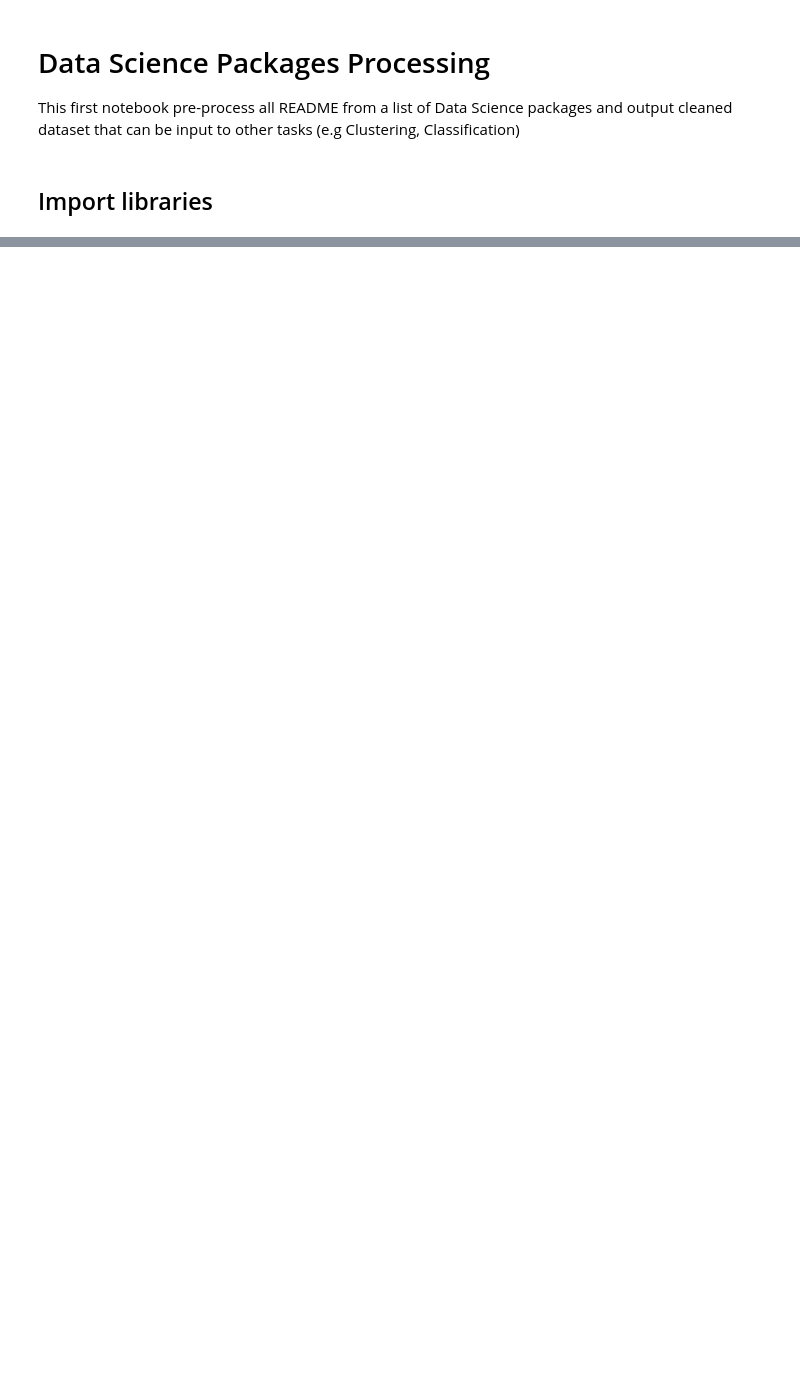
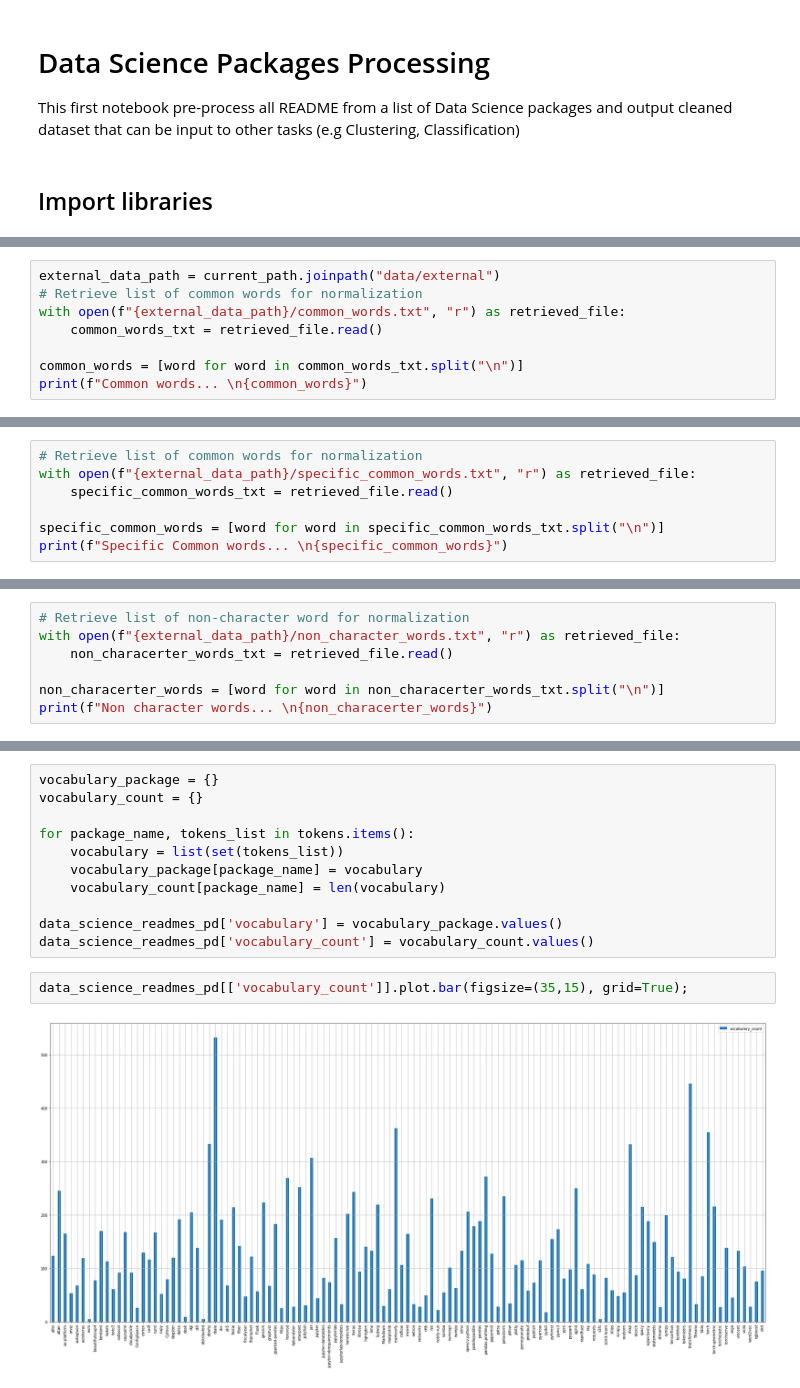
Before and after one commit to pacospace/cluster-data-science-packages, a Jupyter notebook: notebooks/DataProcessing.ipynb, the cells around one changed output, grey strips where cells are left out. Drawn from its saved outputs; the diff is of its cells as text; blank space fills up the shorter version.

Commit message:
Add Data Processing notebook

```diff
--- a/notebooks/DataProcessing.ipynb
+++ b/notebooks/DataProcessing.ipynb
@@ -25,0 +61,8 @@ pd.DataFrame(input_file)
+# %%
+external_data_path = current_path.joinpath("data/external")
+# Retrieve list of common words for normalization
+with open(f"{external_data_path}/common_words.txt", "r") as retrieved_file:
+    common_words_txt = retrieved_file.read()
+
+common_words = [word for word in common_words_txt.split("\n")]
+print(f"Common words... \n{common_words}")
@@ -25,0 +72,7 @@ pd.DataFrame(input_file)
+# %%
+# Retrieve list of common words for normalization
+with open(f"{external_data_path}/specific_common_words.txt", "r") as retrieved_file:
+    specific_common_words_txt = retrieved_file.read()
+
+specific_common_words = [word for word in specific_common_words_txt.split("\n")]
+print(f"Specific Common words... \n{specific_common_words}")
@@ -25,0 +82,7 @@ pd.DataFrame(input_file)
+# %%
+# Retrieve list of non-character word for normalization
+with open(f"{external_data_path}/non_character_words.txt", "r") as retrieved_file:
+    non_characerter_words_txt = retrieved_file.read()
+
+non_characerter_words = [word for word in non_characerter_words_txt.split("\n")]
+print(f"Non character words... \n{non_characerter_words}")
@@ -25,0 +180,15 @@ pd.DataFrame(input_file)
+# %%
+vocabulary_package = {}
+vocabulary_count = {}
+
+for package_name, tokens_list in tokens.items():
+    vocabulary = list(set(tokens_list))
+    vocabulary_package[package_name] = vocabulary
+    vocabulary_count[package_name] = len(vocabulary)
+
+data_science_readmes_pd['vocabulary'] = vocabulary_package.values()
+data_science_readmes_pd['vocabulary_count'] = vocabulary_count.values()
+# %%
+data_science_readmes_pd[['vocabulary_count']].plot.bar(figsize=(35,15), grid=True);
+# %% [output]
+[figure, added]
```
Also changed, not shown: parts of 12 cells of this notebook, 2 other files.
